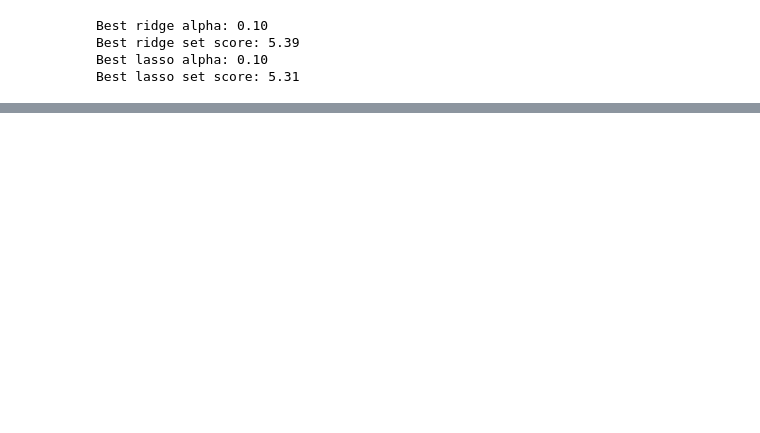
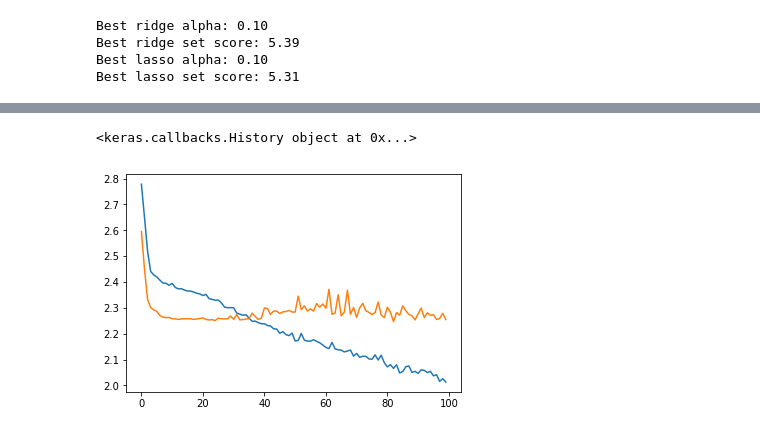
Before and after one commit to Graflinger/DengAI, a Jupyter notebook: DengAI.ipynb, the cells around one changed output, grey strips where cells are left out. Cells and saved outputs as stored; diff of their text form; code cells hidden in the pictures; blank space fills up the shorter version.

```diff
--- a/DengAI.ipynb
+++ b/DengAI.ipynb
@@ -676,0 +699,5 @@ fig.set_size_inches(18.5, 10.5)
+# %%
+pred_model_2_iq =  predict_total_cases_model(X_train_iq, y_train_iq, X_test_iq, y_test_iq, 2)
+# %% [output]
+<keras.callbacks.History object at 0x...>
+[figure, added]
```
Also changed, not shown: parts of 23 cells of this notebook, 4 other files.
